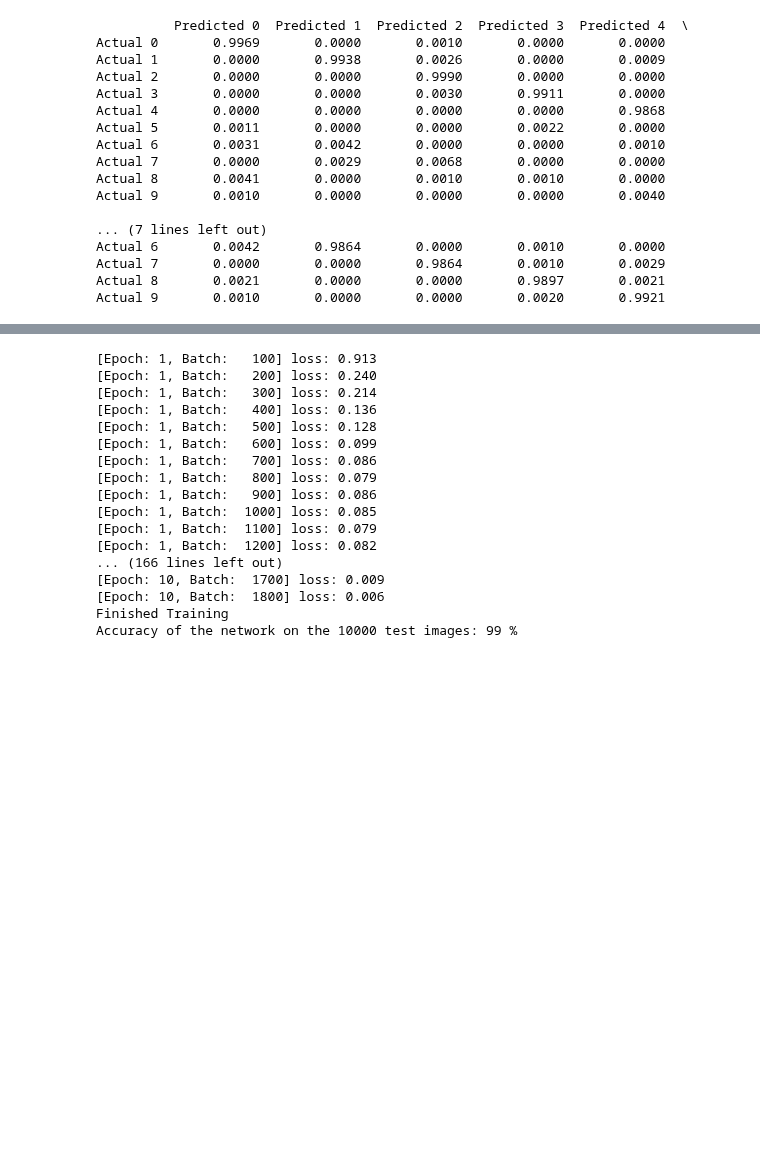
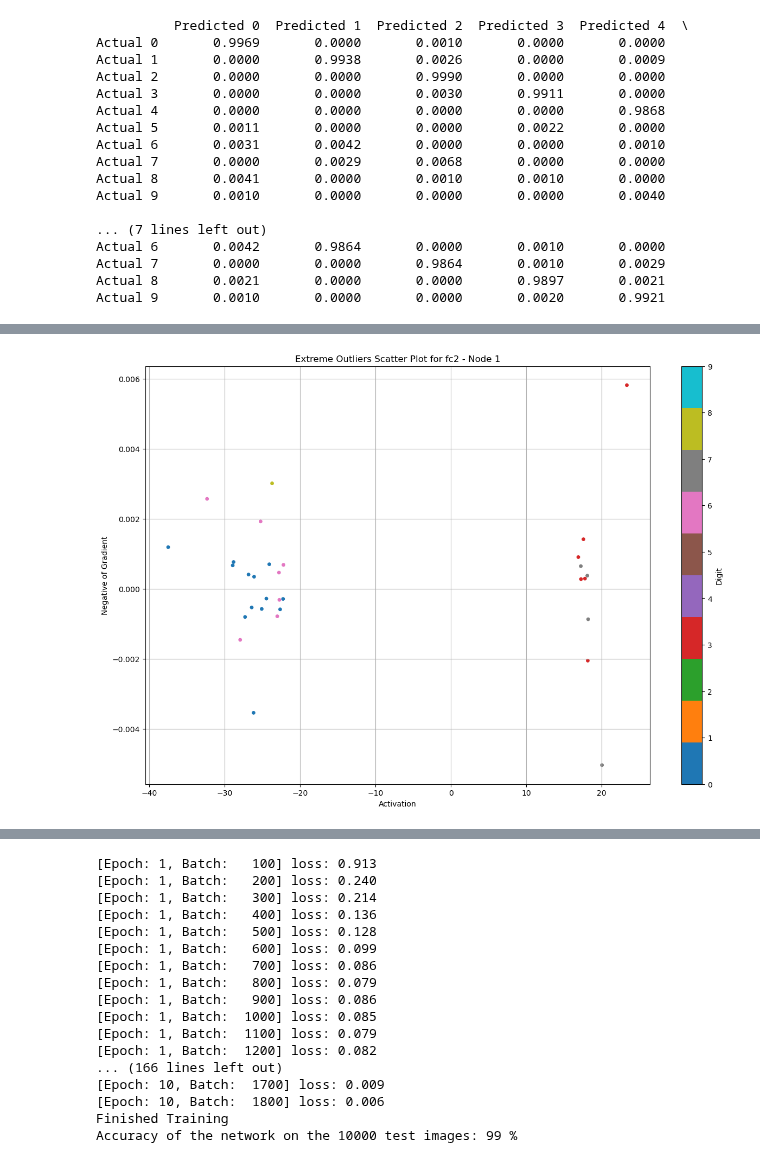
Before and after one commit to benrichards4376/Explanatory-Neural-Networks, a Jupyter notebook: MNIST_CNN_explained.ipynb, the cells around one changed output, grey strips where cells are left out. Saved outputs shown, nothing was run; the diff lists cells and outputs as text; code cells hidden in the pictures; blank space fills up the shorter version.

```diff
--- a/MNIST_CNN_explained.ipynb
+++ b/MNIST_CNN_explained.ipynb
@@ -466,0 +537,4 @@ std_dev = 1.5
+# %%
+plot_extreme_outliers(explainable_net, layer_name, node_index, std_dev_threshold=std_dev, Correct_pred_only=False)  # Adjust std_dev_threshold as needed
+# %% [output]
+[figure, added]
```
Also changed, not shown: parts of 10 cells of this notebook.
